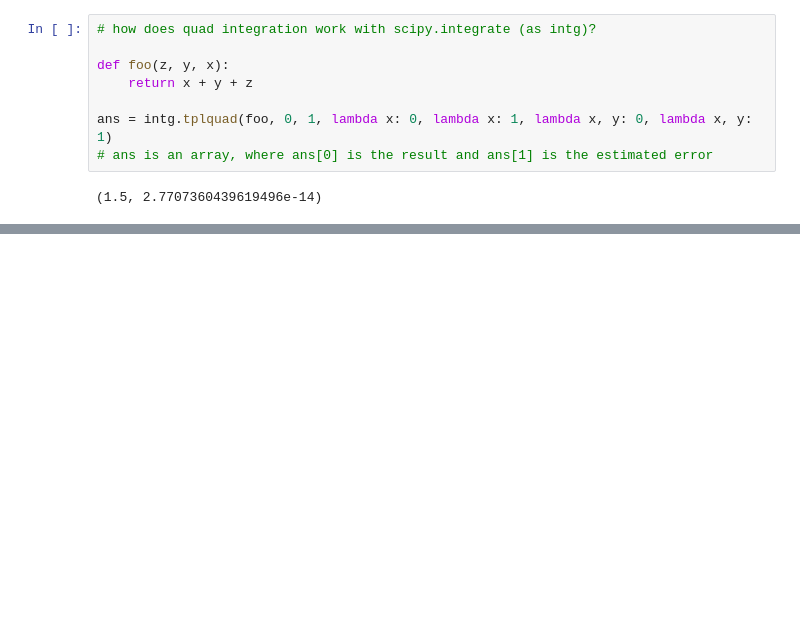
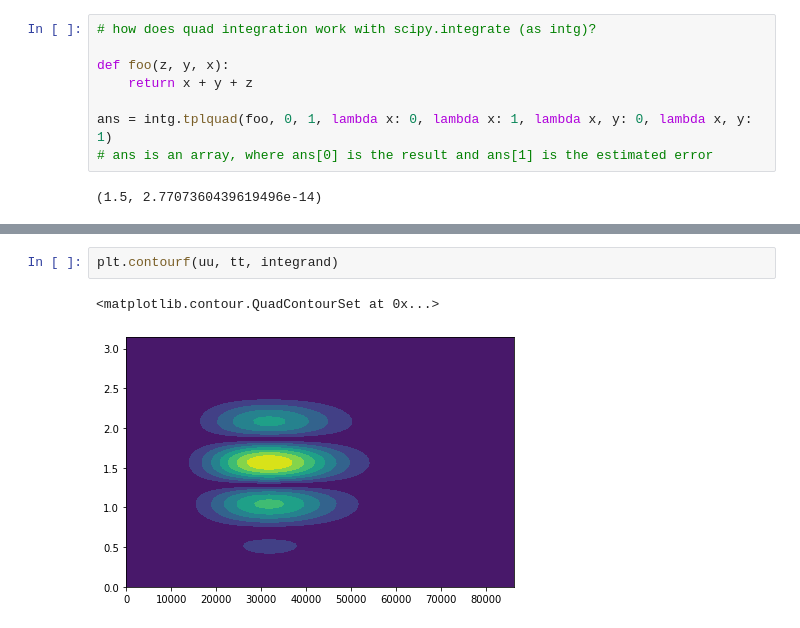
Before and after one commit to LVotto/jupylgbeams_lens, a Jupyter notebook: FocusedLGBeams.ipynb, the cells around one changed output, grey strips where cells are left out. Saved outputs shown, nothing was run; the diff lists cells and outputs as text; blank space fills up the shorter version.

```diff
--- a/FocusedLGBeams.ipynb
+++ b/FocusedLGBeams.ipynb
@@ -258,0 +291,5 @@ ans = intg.tplquad(foo, 0, 1, lambda x: 0, lambda x: 1, lambda x, y: 0, lambda x
+# %%
+plt.contourf(uu, tt, integrand)
+# %% [output]
+<matplotlib.contour.QuadContourSet at 0x...>
+[figure, added]
```
Also changed, not shown: parts of 8 cells of this notebook, 1 other file.
